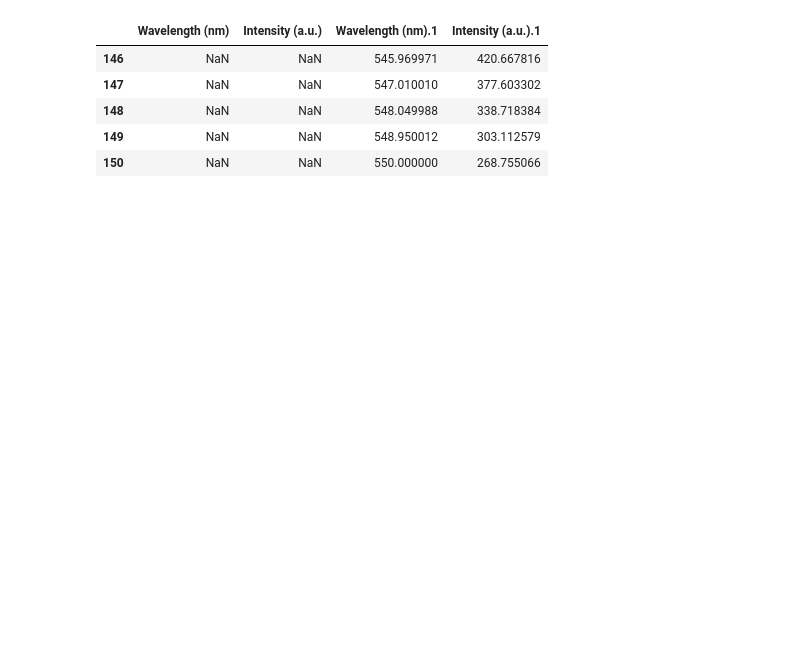
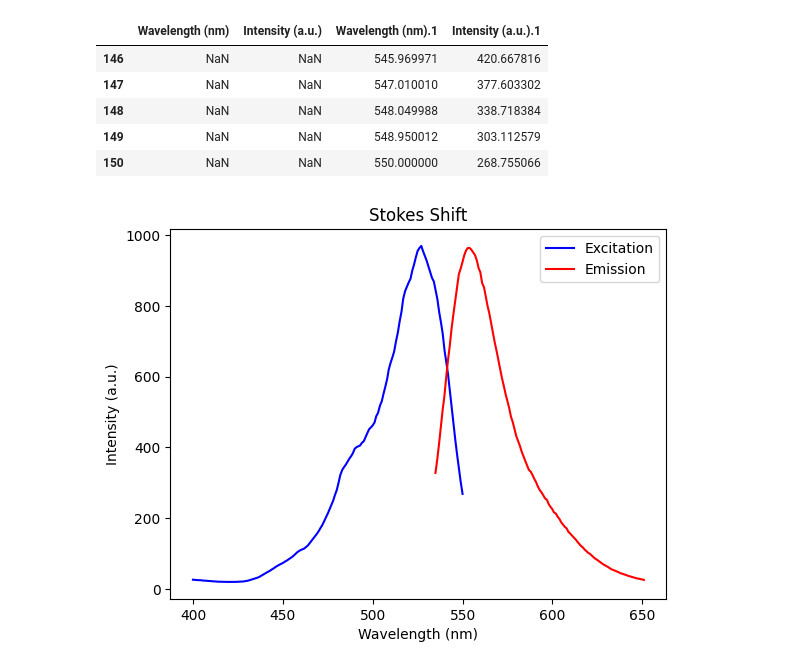
Before and after one commit to CarminatiGiovanni/LaboratorioBiofisica, a Jupyter notebook: FLUO1/stoke_shift.ipynb, the cells around one changed output. Cells and saved outputs as stored; diff of their text form; code cells hidden in the pictures; blank space fills up the shorter version.

Commit message:
plotted excitation and emission spectre

```diff
--- a/FLUO1/stoke_shift.ipynb
+++ b/FLUO1/stoke_shift.ipynb
@@ -23,3 +23,19 @@ data.tail()
 | 148 | NaN | NaN | 548.049988 | 338.718384 |
 | 149 | NaN | NaN | 548.950012 | 303.112579 |
 | 150 | NaN | NaN | 550.000000 | 268.755066 |
+# %%
+ecc_lambda = data['Wavelength (nm).1'].to_numpy()
+ecc_int = data['Intensity (a.u.).1'].to_numpy()
+
+emi_lambda = data['Wavelength (nm)'].to_numpy()
+emi_int = data['Intensity (a.u.)'].to_numpy()
+
+plt.plot(ecc_lambda, ecc_int, label='Excitation', color='blue')
+plt.plot(emi_lambda, emi_int, label='Emission', color='red')
+plt.xlabel('Wavelength (nm)')
+plt.ylabel('Intensity (a.u.)')
+plt.title('Stokes Shift')
+plt.legend()
+plt.show()
+# %% [output]
+[figure, added]
```
Also changed, not shown: parts of 1 cell of this notebook.
